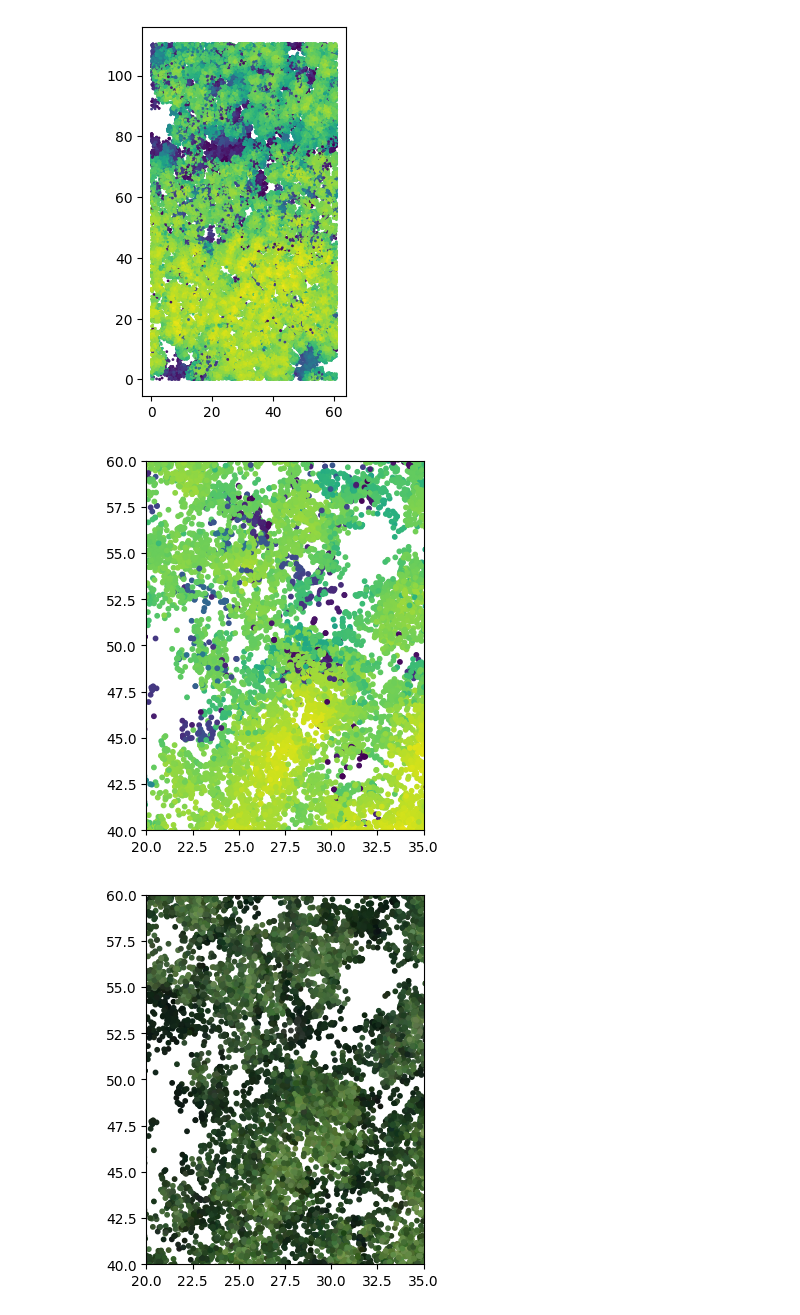
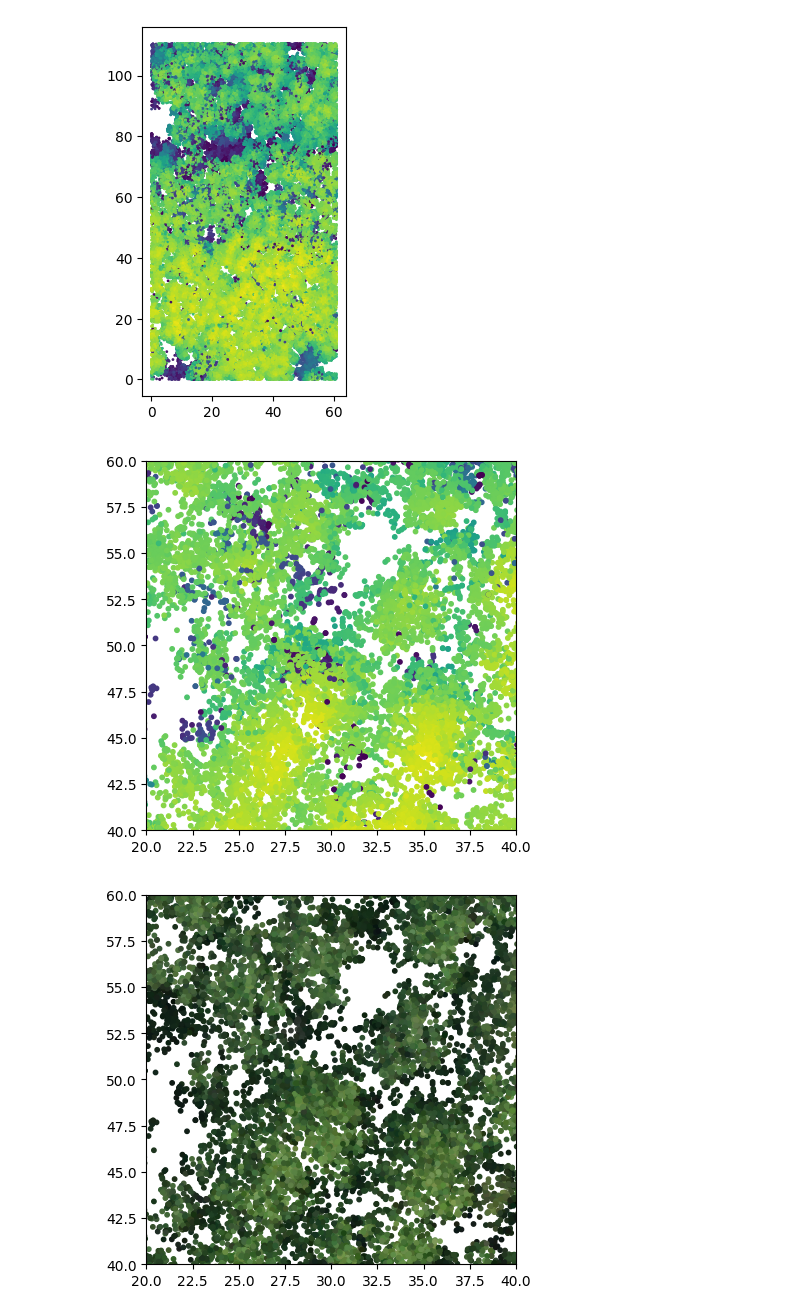
Before and after one commit to iod-ine/thesis, a Jupyter notebook: chapters/03c_synthetic_forest.ipynb, the cells around one changed output. Drawn from its saved outputs; the diff is of its cells as text; code cells hidden in the pictures.

```diff
--- a/chapters/03c_synthetic_forest.ipynb
+++ b/chapters/03c_synthetic_forest.ipynb
@@ -98,26 +127,26 @@ ax = src.visualization.clouds.scatter_point_cloud_2d(
 [figure]
 # %%
 origin = (20, 40)
-window = (15, 20)
+window = (20, 20)
 
 ax = src.visualization.clouds.scatter_point_cloud_2d(
     xyz,
     projection="XY",
     s=10,
 )
 ax.set_xlim(origin[0], origin[0] + window[0])
 ax.set_ylim(origin[1], origin[1] + window[1])
 ax = src.visualization.clouds.scatter_point_cloud_2d(
     xyz,
     projection="XY",
     color=color / 255,
     s=10,
 )
 ax.set_xlim(origin[0], origin[0] + window[0])
 ax.set_ylim(origin[1], origin[1] + window[1]);
 # %% [output]
-[figure, old version]
+[figure, new version]
-[figure, old version]
+[figure, new version]
 # %%
 window_mask = (
     (xyz[:, 0] >= origin[0])
```
Also changed, not shown: parts of 6 cells of this notebook.
